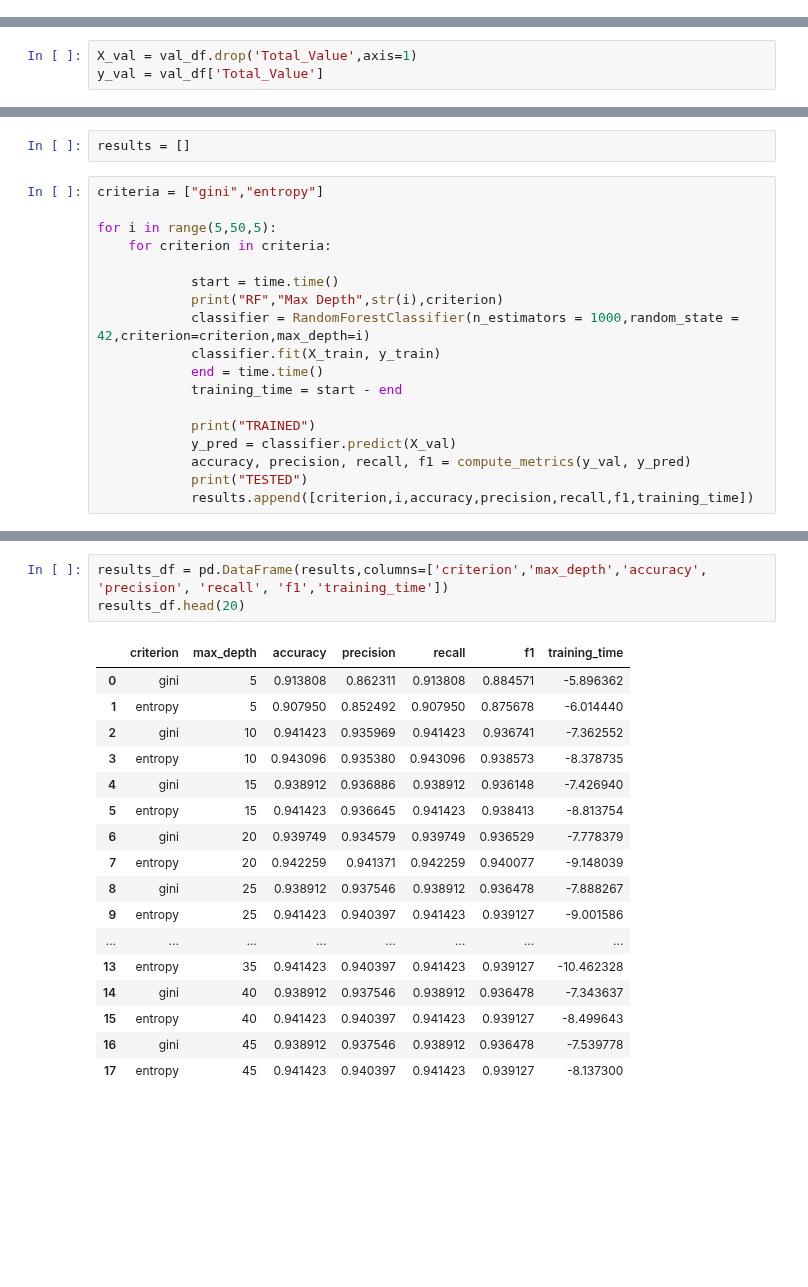
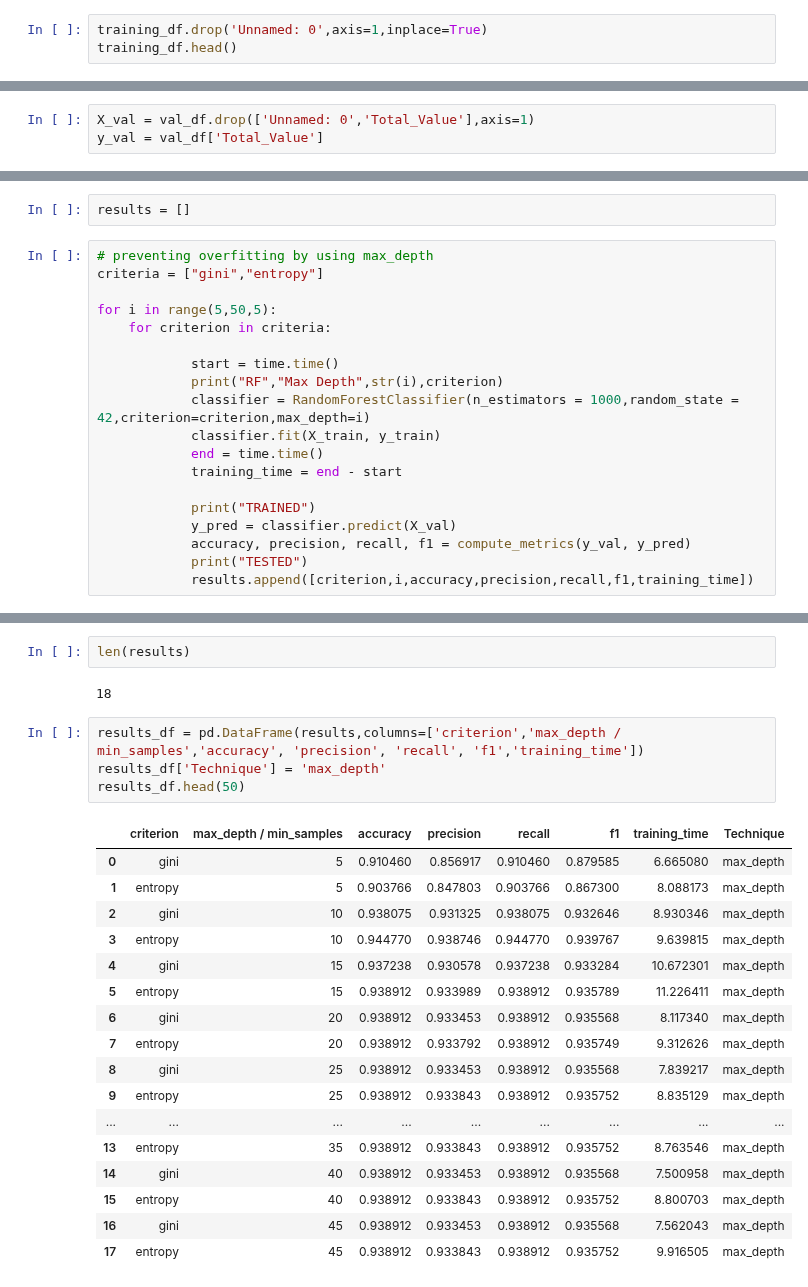
Before and after one commit to Daniel-Dumitrescu/csi4142-project, a Jupyter notebook: supervised_learning/Random_Forest.ipynb, the cells around one changed output, grey strips where cells are left out. Drawn from its saved outputs; the diff is of its cells as text; blank space fills up the shorter version.

```diff
--- a/supervised_learning/Random_Forest.ipynb
+++ b/supervised_learning/Random_Forest.ipynb
@@ -21,0 +14,3 @@ training_df.head()
+# %%
+training_df.drop('Unnamed: 0',axis=1,inplace=True)
+training_df.head()
@@ -41,7 +44,7 @@ y_train.head()
 4    1
 Name: Total_Value, dtype: int64
 # %%
-X_val = val_df.drop('Total_Value',axis=1)
+X_val = val_df.drop(['Unnamed: 0','Total_Value'],axis=1)
 y_val = val_df['Total_Value']
 # %%
 X_val.head()
@@ -118,6 +113,7 @@ NameError: name 'gmean' is not defined
 # %%
 results = []
 # %%
+# preventing overfitting by using max_depth
 criteria = ["gini","entropy"]
 
 for i in range(5,50,5):
@@ -128,7 +124,7 @@ for i in range(5,50,5):
             classifier = RandomForestClassifier(n_estimators = 1000,random_state = 42,criterion=criterion,max_depth=i)
             classifier.fit(X_train, y_train)
             end = time.time()
-            training_time = start - end
+            training_time = end - start
 
             print("TRAINED")
             y_pred = classifier.predict(X_val)
@@ -222,24 +218,29 @@ F1: 0.9391266253711203
 TESTED
 RF Max Depth 35 gini
 ... (6 outputs left out)
+# %%
+len(results)
+# %% [output]
+18
 # %%
-results_df = pd.DataFrame(results,columns=['criterion','max_depth','accuracy', 'precision', 'recall', 'f1','training_time'])
-results_df.head(20)
+results_df = pd.DataFrame(results,columns=['criterion','max_depth / min_samples','accuracy', 'precision', 'recall', 'f1','training_time'])
+results_df['Technique'] = 'max_depth'
+results_df.head(50)
 # %% [output]
-|  | criterion | max_depth | accuracy | precision | recall | f1 | training_time |
-| 0 | gini | 5 | 0.913808 | 0.862311 | 0.913808 | 0.884571 | -5.896362 |
-| 1 | entropy | 5 | 0.907950 | 0.852492 | 0.907950 | 0.875678 | -6.014440 |
-| 2 | gini | 10 | 0.941423 | 0.935969 | 0.941423 | 0.936741 | -7.362552 |
-| 3 | entropy | 10 | 0.943096 | 0.935380 | 0.943096 | 0.938573 | -8.378735 |
-| 4 | gini | 15 | 0.938912 | 0.936886 | 0.938912 | 0.936148 | -7.426940 |
-| 5 | entropy | 15 | 0.941423 | 0.936645 | 0.941423 | 0.938413 | -8.813754 |
-| 6 | gini | 20 | 0.939749 | 0.934579 | 0.939749 | 0.936529 | -7.778379 |
-| 7 | entropy | 20 | 0.942259 | 0.941371 | 0.942259 | 0.940077 | -9.148039 |
-| 8 | gini | 25 | 0.938912 | 0.937546 | 0.938912 | 0.936478 | -7.888267 |
-| 9 | entropy | 25 | 0.941423 | 0.940397 | 0.941423 | 0.939127 | -9.001586 |
-| ... | ... | ... | ... | ... | ... | ... | ... |
-| 13 | entropy | 35 | 0.941423 | 0.940397 | 0.941423 | 0.939127 | -10.462328 |
-| 14 | gini | 40 | 0.938912 | 0.937546 | 0.938912 | 0.936478 | -7.343637 |
-| 15 | entropy | 40 | 0.941423 | 0.940397 | 0.941423 | 0.939127 | -8.499643 |
-| 16 | gini | 45 | 0.938912 | 0.937546 | 0.938912 | 0.936478 | -7.539778 |
-| 17 | entropy | 45 | 0.941423 | 0.940397 | 0.941423 | 0.939127 | -8.137300 |
+|  | criterion | max_depth / min_samples | accuracy | precision | recall | f1 | training_time | Technique |
+| 0 | gini | 5 | 0.910460 | 0.856917 | 0.910460 | 0.879585 | 6.665080 | max_depth |
+| 1 | entropy | 5 | 0.903766 | 0.847803 | 0.903766 | 0.867300 | 8.088173 | max_depth |
+| 2 | gini | 10 | 0.938075 | 0.931325 | 0.938075 | 0.932646 | 8.930346 | max_depth |
+| 3 | entropy | 10 | 0.944770 | 0.938746 | 0.944770 | 0.939767 | 9.639815 | max_depth |
+| 4 | gini | 15 | 0.937238 | 0.930578 | 0.937238 | 0.933284 | 10.672301 | max_depth |
+| 5 | entropy | 15 | 0.938912 | 0.933989 | 0.938912 | 0.935789 | 11.226411 | max_depth |
+| 6 | gini | 20 | 0.938912 | 0.933453 | 0.938912 | 0.935568 | 8.117340 | max_depth |
+| 7 | entropy | 20 | 0.938912 | 0.933792 | 0.938912 | 0.935749 | 9.312626 | max_depth |
+| 8 | gini | 25 | 0.938912 | 0.933453 | 0.938912 | 0.935568 | 7.839217 | max_depth |
+| 9 | entropy | 25 | 0.938912 | 0.933843 | 0.938912 | 0.935752 | 8.835129 | max_depth |
+| ... | ... | ... | ... | ... | ... | ... | ... | ... |
+| 13 | entropy | 35 | 0.938912 | 0.933843 | 0.938912 | 0.935752 | 8.763546 | max_depth |
+| 14 | gini | 40 | 0.938912 | 0.933453 | 0.938912 | 0.935568 | 7.500958 | max_depth |
+| 15 | entropy | 40 | 0.938912 | 0.933843 | 0.938912 | 0.935752 | 8.800703 | max_depth |
+| 16 | gini | 45 | 0.938912 | 0.933453 | 0.938912 | 0.935568 | 7.562043 | max_depth |
+| 17 | entropy | 45 | 0.938912 | 0.933843 | 0.938912 | 0.935752 | 9.916505 | max_depth |
```
Also changed, not shown: parts of 21 cells of this notebook.
